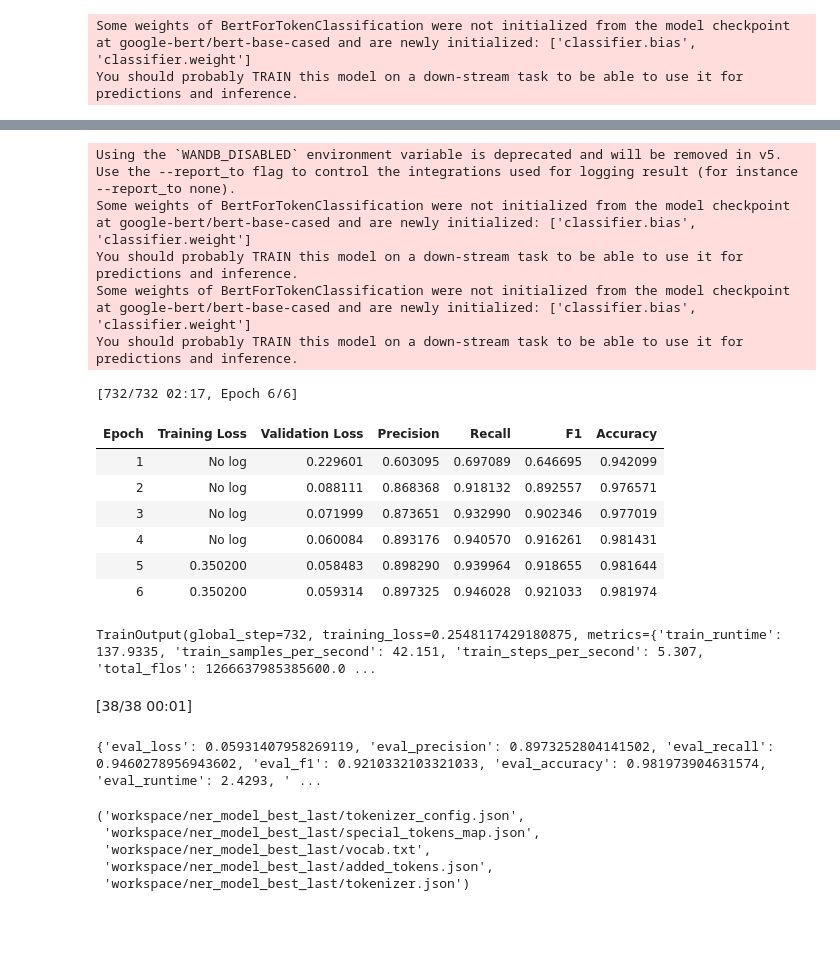
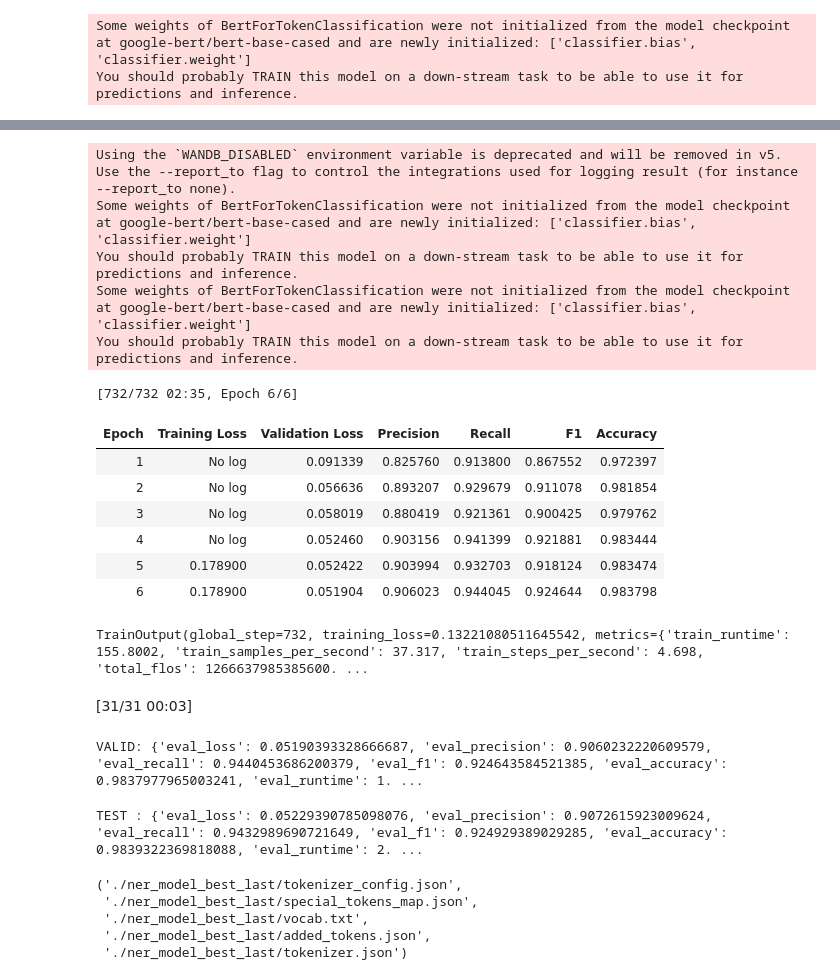
Before and after one commit to MikhaelKirenius/invoice-extraction-OCR, a Jupyter notebook: notebooks/4.0-model-training.ipynb, the cells around one changed output, grey strips where cells are left out. Saved outputs shown, nothing was run; the diff lists cells and outputs as text; code cells hidden in the pictures; blank space fills up the shorter version.

```diff
--- a/notebooks/4.0-model-training.ipynb
+++ b/notebooks/4.0-model-training.ipynb
@@ -16,7 +16,7 @@ os.environ["WANDB_DISABLED"] = "true"
 ## Load Dataset
 # %%
 # dataset = load_dataset("json", data_files='../data/invoice_ner_dataset.jsonl')['train']
-dataset = load_dataset("json", data_files='workspace/invoice_ner_dataset_testing.jsonl')['train']
+dataset = load_dataset("json", data_files='./invoice_ner_dataset_testing.jsonl')['train']
 # %%
 dataset
 # %% [output]
@@ -162,7 +162,7 @@ from transformers import DataCollatorForTokenClassification
 
 data_collator = DataCollatorForTokenClassification(tokenizer=TOKENIZER)
 
-def hyperparameter_tuning_optuna(tokenized_train, tokenized_test, n_trials=20):
+def hyperparameter_tuning_optuna(tokenized_train, tokenized_valid, n_trials=20):
     def objective(trial):
         learning_rate = trial.suggest_float("learning_rate", 1e-5, 1e-3, log=True)
         batch_size = trial.suggest_categorical("per_device_train_batch_size", [8, 16, 32])
@@ -280,54 +279,59 @@ training_args = TrainingArguments(
     num_train_epochs=best_params["num_train_epochs"],
     weight_decay=best_params["weight_decay"],
     warmup_ratio=best_params["warmup_ratio"],
     load_best_model_at_end=True,
     metric_for_best_model="f1",
 )
 
 trainer = Trainer(
     model_init=lambda: AutoModelForTokenClassification.from_pretrained(
         MODEL_NAME,
         num_labels=len(label_list),
         id2label=id2label,
         label2id=label2id,
         ignore_mismatched_sizes=True
     ),
     args=training_args,
     train_dataset=tokenized_train,
-    eval_dataset=tokenized_test,
+    eval_dataset=tokenized_valid,
     tokenizer=TOKENIZER,
     data_collator=data_collator,
     compute_metrics=compute_metrics
 )
 
 trainer.train()
 # %% [output]
 Using the `WANDB_DISABLED` environment variable is deprecated and will be removed in v5. Use the --report_to flag to control the integrations used for logging result (for instance --report_to none).
 Some weights of BertForTokenClassification were not initialized from the model checkpoint at google-bert/bert-base-cased and are newly initialized: ['classifier.bias', 'classifier.weight']
 You should probably TRAIN this model on a down-stream task to be able to use it for predictions and inference.
 Some weights of BertForTokenClassification were not initialized from the model checkpoint at google-bert/bert-base-cased and are newly initialized: ['classifier.bias', 'classifier.weight']
 You should probably TRAIN this model on a down-stream task to be able to use it for predictions and inference.
-[732/732 02:17, Epoch 6/6]
+[732/732 02:35, Epoch 6/6]
 | Epoch | Training Loss | Validation Loss | Precision | Recall | F1 | Accuracy |
-| 1 | No log | 0.229601 | 0.603095 | 0.697089 | 0.646695 | 0.942099 |
-| 2 | No log | 0.088111 | 0.868368 | 0.918132 | 0.892557 | 0.976571 |
-| 3 | No log | 0.071999 | 0.873651 | 0.932990 | 0.902346 | 0.977019 |
-| 4 | No log | 0.060084 | 0.893176 | 0.940570 | 0.916261 | 0.981431 |
-| 5 | 0.350200 | 0.058483 | 0.898290 | 0.939964 | 0.918655 | 0.981644 |
-| 6 | 0.350200 | 0.059314 | 0.897325 | 0.946028 | 0.921033 | 0.981974 |
+| 1 | No log | 0.091339 | 0.825760 | 0.913800 | 0.867552 | 0.972397 |
+| 2 | No log | 0.056636 | 0.893207 | 0.929679 | 0.911078 | 0.981854 |
+| 3 | No log | 0.058019 | 0.880419 | 0.921361 | 0.900425 | 0.979762 |
+| 4 | No log | 0.052460 | 0.903156 | 0.941399 | 0.921881 | 0.983444 |
+| 5 | 0.178900 | 0.052422 | 0.903994 | 0.932703 | 0.918124 | 0.983474 |
+| 6 | 0.178900 | 0.051904 | 0.906023 | 0.944045 | 0.924644 | 0.983798 |
-TrainOutput(global_step=732, training_loss=0.2548117429180875, metrics={'train_runtime': 137.9335, 'train_samples_per_second': 42.151, 'train_steps_per_second': 5.307, 'total_flos': 1266637985385600.0 ...
+TrainOutput(global_step=732, training_loss=0.13221080511645542, metrics={'train_runtime': 155.8002, 'train_samples_per_second': 37.317, 'train_steps_per_second': 4.698, 'total_flos': 1266637985385600. ...
-# %%
-metrics = trainer.evaluate()
-print(metrics)
-# %% [output]
-[38/38 00:01]
-{'eval_loss': 0.05931407958269119, 'eval_precision': 0.8973252804141502, 'eval_recall': 0.9460278956943602, 'eval_f1': 0.9210332103321033, 'eval_accuracy': 0.981973904631574, 'eval_runtime': 2.4293, ' ...
+# %%
+metrics_valid = trainer.evaluate()
+print("VALID:", metrics_valid)
+# %% [output]
+[31/31 00:03]
+VALID: {'eval_loss': 0.05190393328666687, 'eval_precision': 0.9060232220609579, 'eval_recall': 0.9440453686200379, 'eval_f1': 0.924643584521385, 'eval_accuracy': 0.9837977965003241, 'eval_runtime': 1. ...
+# %%
+metrics_test = trainer.evaluate(eval_dataset=tokenized_test)
+print("TEST :", metrics_test)
+# %% [output]
+TEST : {'eval_loss': 0.05229390785098076, 'eval_precision': 0.9072615923009624, 'eval_recall': 0.9432989690721649, 'eval_f1': 0.924929389029285, 'eval_accuracy': 0.9839322369818088, 'eval_runtime': 2. ...
 # %%
-trainer.save_model("workspace/ner_model_best_last")
-TOKENIZER.save_pretrained("workspace/ner_model_best_last")
+trainer.save_model("./ner_model_best_last")
+TOKENIZER.save_pretrained("./ner_model_best_last")
 # %% [output]
-('workspace/ner_model_best_last/tokenizer_config.json',
- 'workspace/ner_model_best_last/special_tokens_map.json',
- 'workspace/ner_model_best_last/vocab.txt',
- 'workspace/ner_model_best_last/added_tokens.json',
- 'workspace/ner_model_best_last/tokenizer.json')
+('./ner_model_best_last/tokenizer_config.json',
+ './ner_model_best_last/special_tokens_map.json',
+ './ner_model_best_last/vocab.txt',
+ './ner_model_best_last/added_tokens.json',
+ './ner_model_best_last/tokenizer.json')
```
Also changed, not shown: parts of 1 cell of this notebook, 11 other files.
